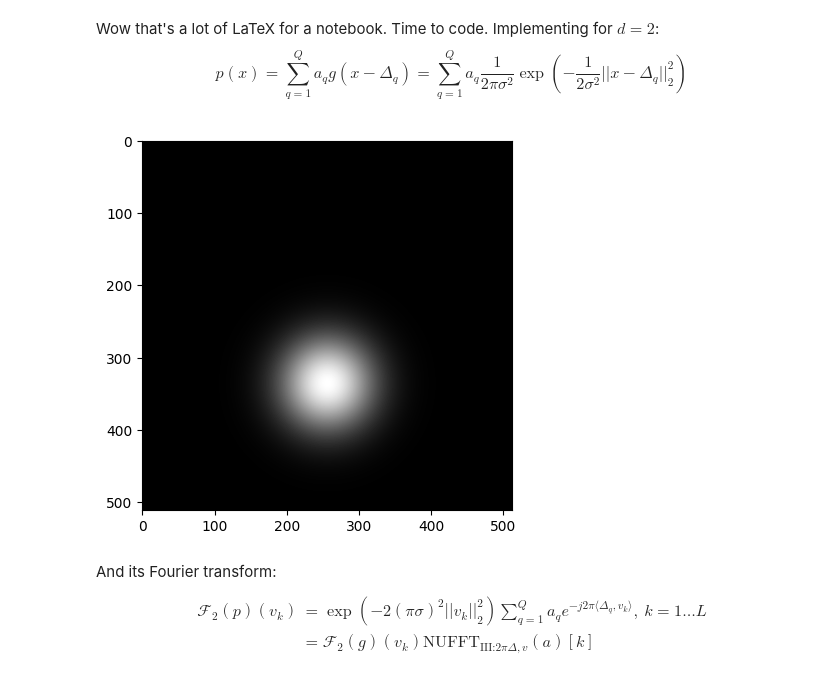
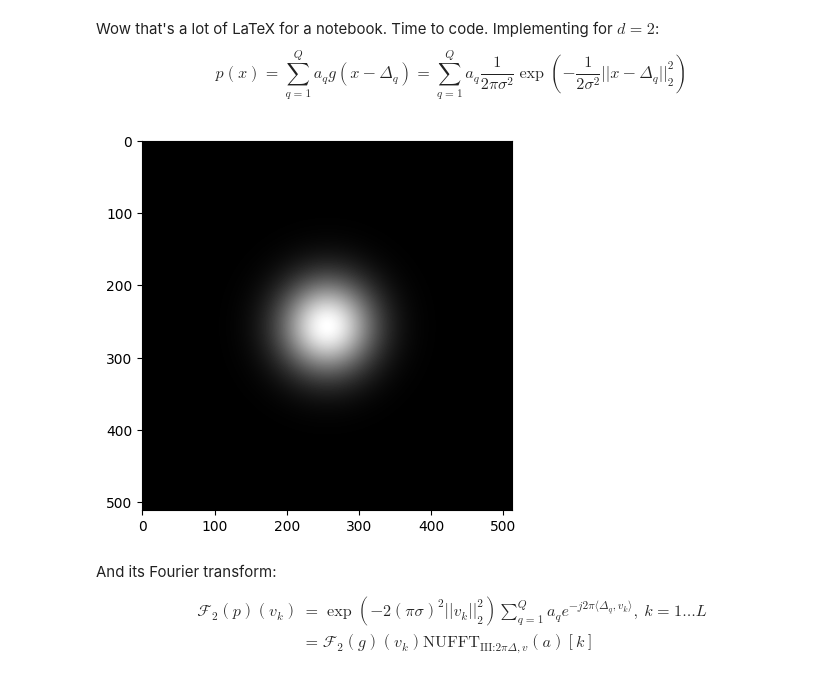
Before and after one commit to Dicedead/pycsou, a Jupyter notebook: src/pycsou/radon/radon_tests.ipynb, the cells around one changed output. Saved outputs shown, nothing was run; the diff lists cells and outputs as text; code cells hidden in the pictures.

```diff
--- a/src/pycsou/radon/radon_tests.ipynb
+++ b/src/pycsou/radon/radon_tests.ipynb
@@ -169,14 +169,14 @@ def p_function(x, y, a, delta_x, delta_y, sigma):
 # %%
 # delta_x = np.array([image_height/4, -image_height/4, image_height/28 - 20, -image_height/6])/1.3
 # delta_y = np.array([image_width/4, image_width/4, -image_width/5, -image_width/4])/1.3
-delta_x = np.array([80])
+delta_x = np.array([1])
 delta_y = np.array([0])
 
 sigma_p = 45
 p_vals = p_function(xx-center_x, yy-center_y, np.ones(len(delta_x)), delta_x, delta_y, sigma_p)
 plt.imshow(p_vals, cmap=cmap);
 # %% [output]
-[figure, old version]
+[figure, new version]
 # %% [markdown]
 And its Fourier transform:
 $$
```
Also changed, not shown: parts of 10 cells of this notebook, 6 other files.
